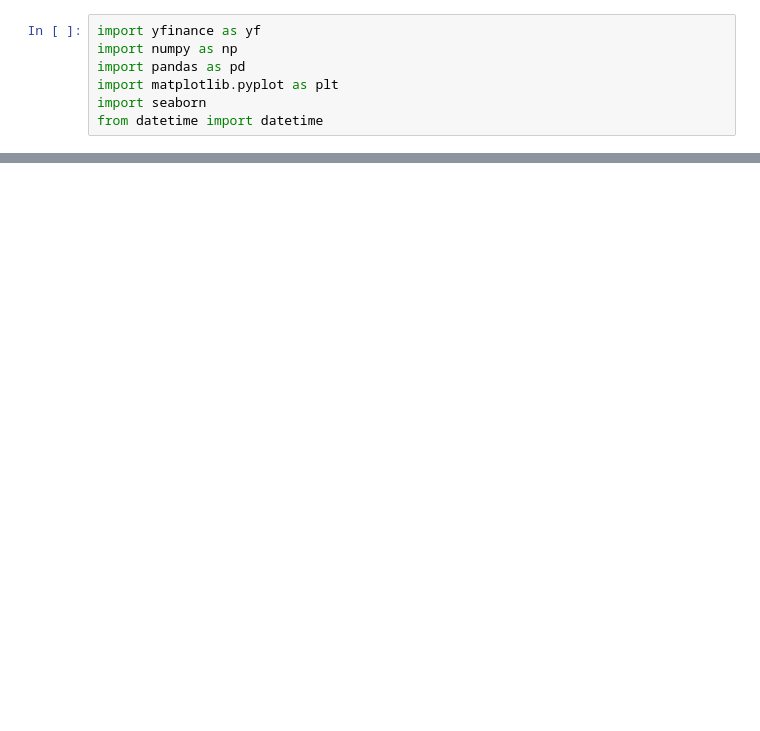
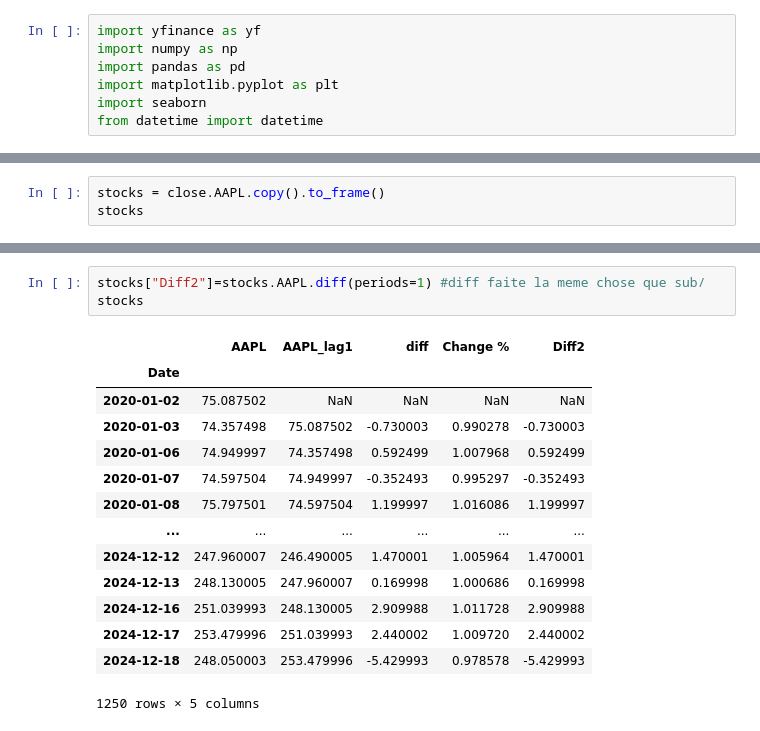
Before and after one commit to aghilas-smail/Aghilas_org, a Jupyter notebook: Algorthmic trading python/Trade.ipynb, the cells around one changed output, grey strips where cells are left out. Saved outputs shown, nothing was run; the diff lists cells and outputs as text; blank space fills up the shorter version.

Commit message:
Ajouter 4 colonne dans le data frame

```diff
--- a/Algorthmic trading python/Trade.ipynb
+++ b/Algorthmic trading python/Trade.ipynb
@@ -103,0 +164,3 @@ plt.show()
+# %%
+stocks = close.AAPL.copy().to_frame()
+stocks
@@ -103,0 +238,18 @@ plt.show()
+# %%
+stocks["Diff2"]=stocks.AAPL.diff(periods=1) #diff faite la meme chose que sub/
+stocks
+# %% [output]
+|  | AAPL | AAPL_lag1 | diff | Change % | Diff2 |
+| Date |  |  |  |  |  |
+| 2020-01-02 | 75.087502 | NaN | NaN | NaN | NaN |
+| 2020-01-03 | 74.357498 | 75.087502 | -0.730003 | 0.990278 | -0.730003 |
+| 2020-01-06 | 74.949997 | 74.357498 | 0.592499 | 1.007968 | 0.592499 |
+| 2020-01-07 | 74.597504 | 74.949997 | -0.352493 | 0.995297 | -0.352493 |
+| 2020-01-08 | 75.797501 | 74.597504 | 1.199997 | 1.016086 | 1.199997 |
+| ... | ... | ... | ... | ... | ... |
+| 2024-12-12 | 247.960007 | 246.490005 | 1.470001 | 1.005964 | 1.470001 |
+| 2024-12-13 | 248.130005 | 247.960007 | 0.169998 | 1.000686 | 0.169998 |
+| 2024-12-16 | 251.039993 | 248.130005 | 2.909988 | 1.011728 | 2.909988 |
+| 2024-12-17 | 253.479996 | 251.039993 | 2.440002 | 1.009720 | 2.440002 |
+| 2024-12-18 | 248.050003 | 253.479996 | -5.429993 | 0.978578 | -5.429993 |
+1250 rows × 5 columns
```
Also changed, not shown: parts of 18 cells of this notebook.
